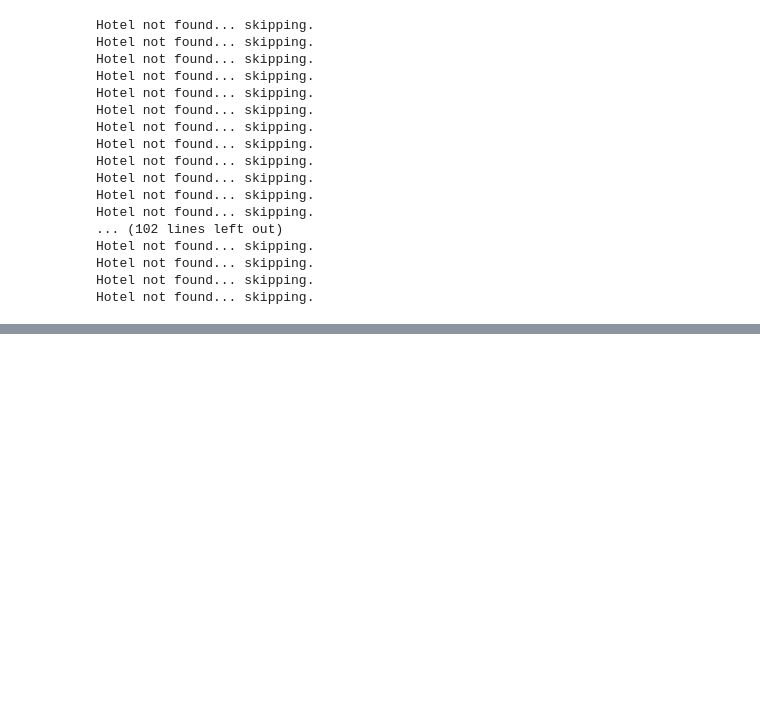
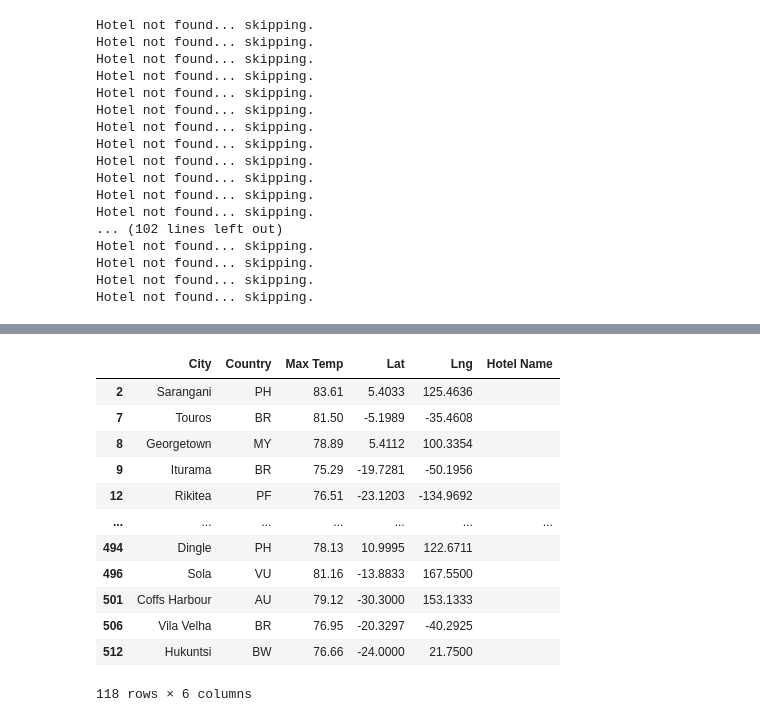
Before and after one commit to KandiJayana/World_Weather_Analysis, a Jupyter notebook: VacationPy.ipynb, the cells around one changed output, grey strips where cells are left out. Drawn from its saved outputs; the diff is of its cells as text; code cells hidden in the pictures; blank space fills up the shorter version.

```diff
--- a/VacationPy.ipynb
+++ b/VacationPy.ipynb
@@ -206,6 +214,22 @@ info_box_template = """
 # %%
 # Store the DataFrame Row.
 hotel_info = [info_box_template.format(**row) for index, row in hotel_df.iterrows()]
+# %%
+hotel_df
+# %% [output]
+|  | City | Country | Max Temp | Lat | Lng | Hotel Name |
+| 2 | Sarangani | PH | 83.61 | 5.4033 | 125.4636 |  |
+| 7 | Touros | BR | 81.50 | -5.1989 | -35.4608 |  |
+| 8 | Georgetown | MY | 78.89 | 5.4112 | 100.3354 |  |
+| 9 | Iturama | BR | 75.29 | -19.7281 | -50.1956 |  |
+| 12 | Rikitea | PF | 76.51 | -23.1203 | -134.9692 |  |
+| ... | ... | ... | ... | ... | ... | ... |
+| 494 | Dingle | PH | 78.13 | 10.9995 | 122.6711 |  |
+| 496 | Sola | VU | 81.16 | -13.8833 | 167.5500 |  |
+| 501 | Coffs Harbour | AU | 79.12 | -30.3000 | 153.1333 |  |
+| 506 | Vila Velha | BR | 76.95 | -20.3297 | -40.2925 |  |
+| 512 | Hukuntsi | BW | 76.66 | -24.0000 | 21.7500 |  |
+118 rows × 6 columns
 # %%
 # Add a heatmap of temperature for the vacation spots and a pop-up marker for each city.
 locations = hotel_df[["Lat", "Lng"]]
```
Also changed, not shown: parts of 3 cells of this notebook.
